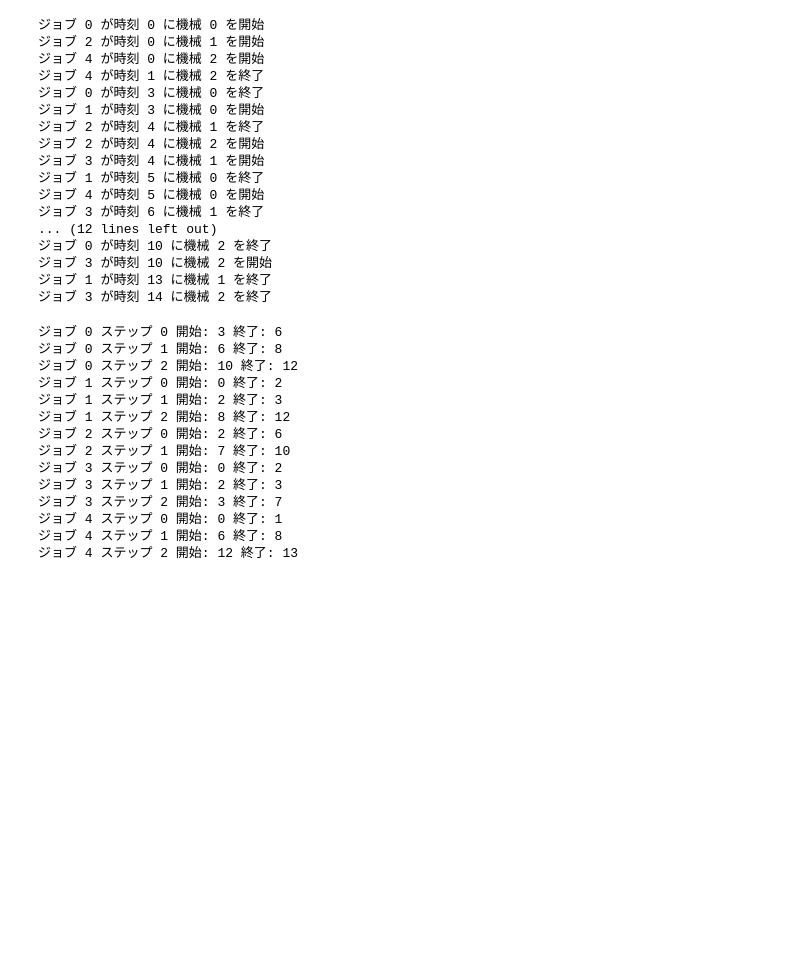
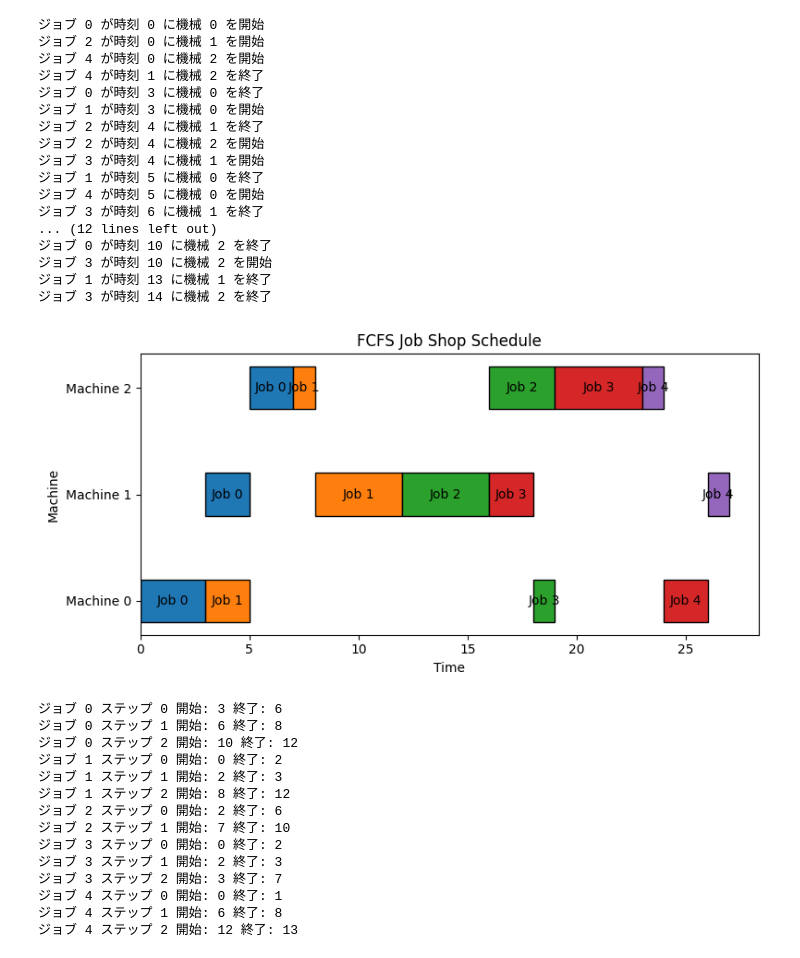
Before and after one commit to yut0takagi/ass-supply-chain-management2, a Jupyter notebook: Task1_Report.ipynb, the cells around one changed output. Drawn from its saved outputs; the diff is of its cells as text; code cells hidden in the pictures; blank space fills up the shorter version.

Commit message:
ADD Plot:FCFS

```diff
--- a/Task1_Report.ipynb
+++ b/Task1_Report.ipynb
@@ -68,6 +68,55 @@ env.run()
 ジョブ 3 が時刻 10 に機械 2 を開始
 ジョブ 1 が時刻 13 に機械 1 を終了
 ジョブ 3 が時刻 14 に機械 2 を終了
+# %%
+# FCFSスケジューリング結果の可視化
+
+# ジョブデータの準備
+jobs_data = [
+    [(0, 3), (1, 2), (2, 2)],
+    [(0, 2), (2, 1), (1, 4)],
+    [(1, 4), (2, 3)],
+    [(1, 2), (0, 1), (2, 4)],
+    [(2, 1), (0, 2), (1, 1)],
+]
+num_machines = 3
+
+# FCFS（First-Come-First-Served）で各ジョブ・各工程の開始/終了時刻を計算
+machines_available_time = [0 for _ in range(num_machines)]  # 各機械の直近空き時間
+jobs_last_task_end = [0 for _ in range(len(jobs_data))]    # 各ジョブの直近工程終了時刻
+
+fcfs_schedule = {m: [] for m in range(num_machines)}
+
+for job_id, job in enumerate(jobs_data):
+    last_end = 0
+    for step_id, (machine, duration) in enumerate(job):
+        # 開始可能な時刻は、機械が空く or ジョブの前タスクが終わる時刻のうち遅い方
+        earliest_start = max(machines_available_time[machine], jobs_last_task_end[job_id])
+        start = earliest_start
+        end = start + duration
+        # 機械・ジョブの各直近時刻を更新
+        machines_available_time[machine] = end
+        jobs_last_task_end[job_id] = end
+        # スケジュール記録
+        fcfs_schedule[machine].append((start, end, f'Job {job_id}'))
+
+# 可視化
+fig, ax = plt.subplots(figsize=(8, 4))
+colors = list(mcolors.TABLEAU_COLORS.values())
+for machine_id, bars in fcfs_schedule.items():
+    for idx, (start, end, label) in enumerate(bars):
+        ax.barh(machine_id, end - start, left=start, height=0.4,
+                color=colors[idx % len(colors)], edgecolor='black')
+        ax.text((start+end)/2, machine_id, label, va='center', ha='center', fontsize=10)
+ax.set_yticks(list(range(num_machines)))
+ax.set_yticklabels([f"Machine {i}" for i in range(num_machines)])
+ax.set_xlabel('Time')
+ax.set_ylabel('Machine')
+ax.set_title('FCFS Job Shop Schedule')
+plt.tight_layout()
+plt.show()
+# %% [output]
+[figure, added]
 # %%
 jobs_data = [
     [(0, 3), (1, 2), (2, 2)],
```
